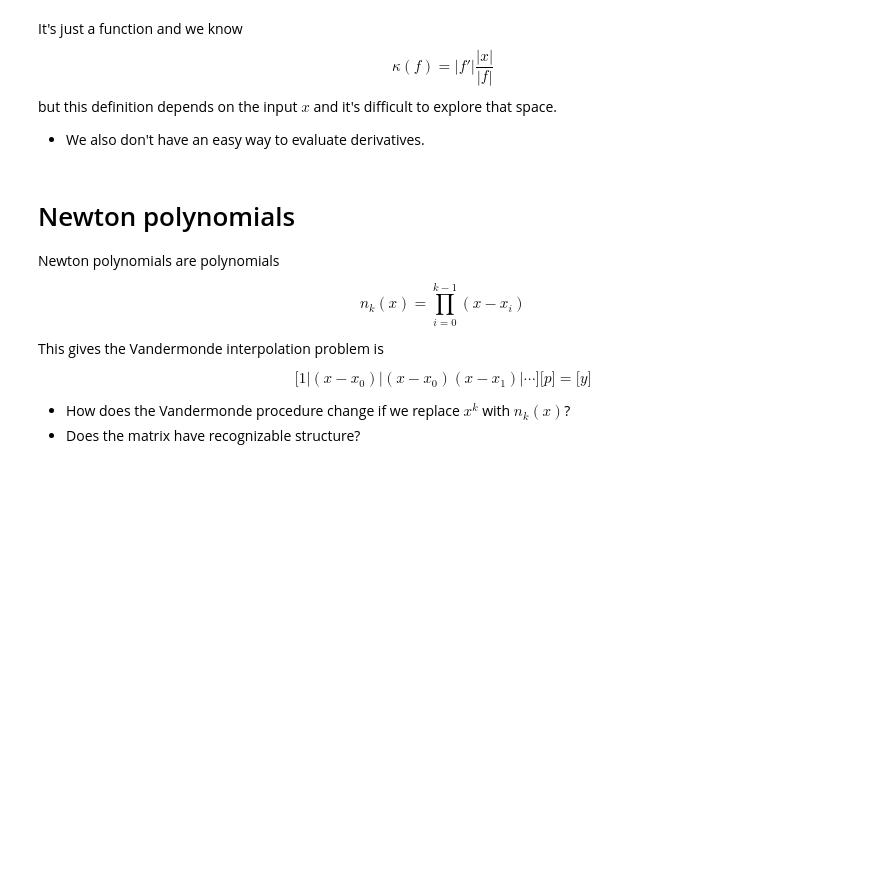
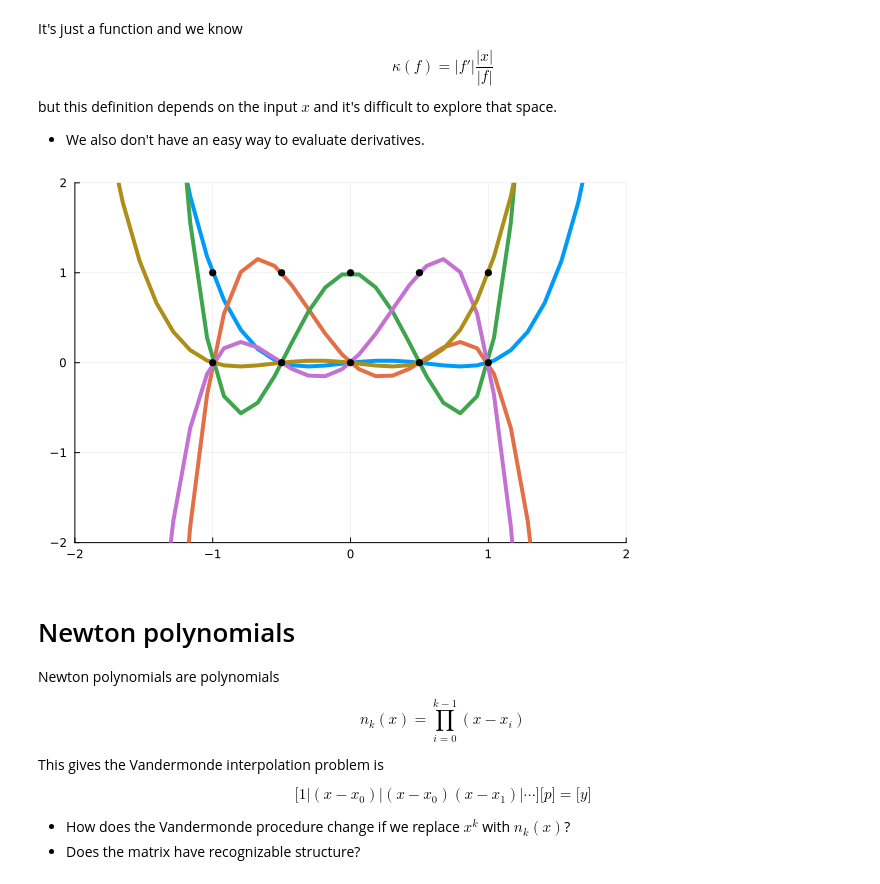
Before and after one commit to cu-numcomp/fall25-grad, a Jupyter notebook: _sources/slides/2025-10-08-interpolation.ipynb, the cells around one changed output. Drawn from its saved outputs; the diff is of its cells as text; code cells hidden in the pictures; blank space fills up the shorter version.

```diff
--- a/_sources/slides/2025-10-08-interpolation.ipynb
+++ b/_sources/slides/2025-10-08-interpolation.ipynb
@@ -155,8 +159,10 @@ but this definition depends on the input $x$ and it's difficult to explore that
 # %%
 k = 5; xx = LinRange(-1, 1, k)
 B = vander(s, k) / vander(xx)
 plot(s, B)
-scatter!(xx, [zero.(xx) one.(xx)], color=:black, legend=:none, ylims=(-2, 2))
+scatter!(xx, [zero.(xx) one.(xx)], color=:black, legend=:none, xlim=(-2, 2), ylim=(-2, 2))
+# %% [output]
+[figure, added]
 # %% [markdown]
 # Newton polynomials
 
```
Also changed, not shown: parts of 13 cells of this notebook, 8 other files.
